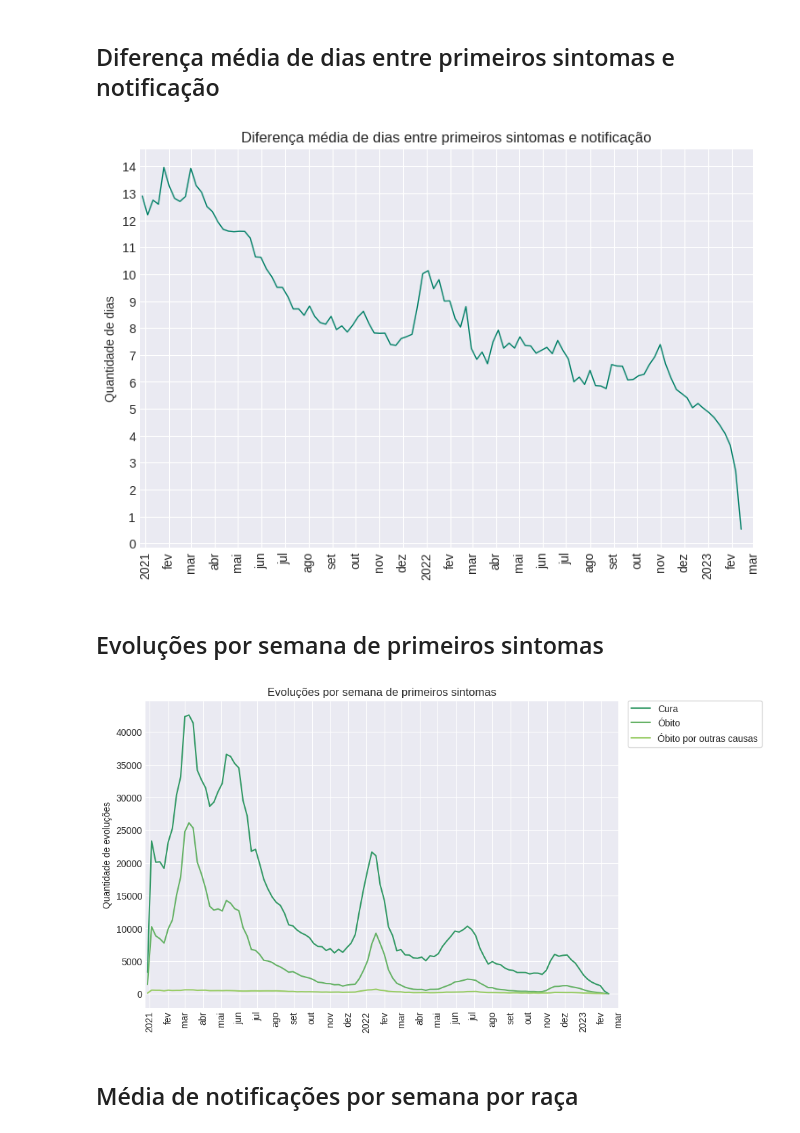
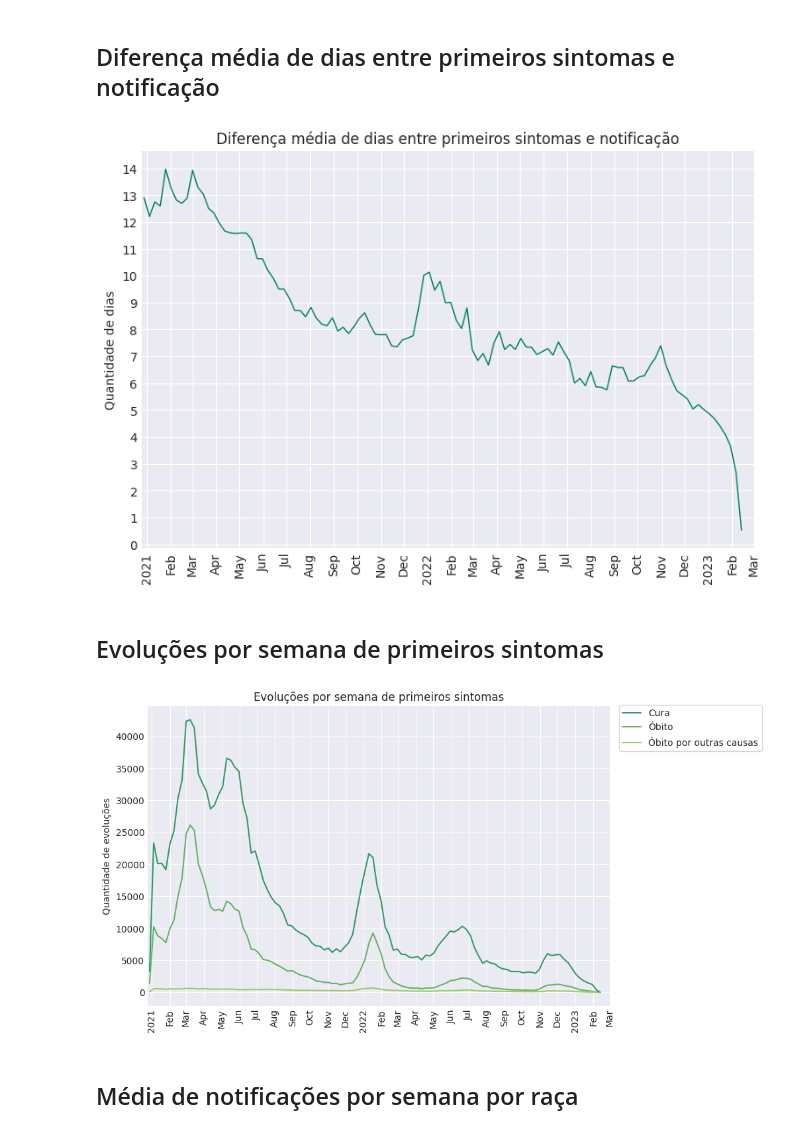
Before and after one commit to flohmannjr/PJI410, a Jupyter notebook: PJI410_analise.ipynb, the cells around one changed output. Saved outputs shown, nothing was run; the diff lists cells and outputs as text; code cells hidden in the pictures.

```diff
--- a/PJI410_analise.ipynb
+++ b/PJI410_analise.ipynb
@@ -37,11 +26,13 @@ import datetime, locale
 # Configurações
 # %%
 plt.rcParams['figure.figsize'] = [9, 6]
-plt.rcParams['figure.dpi'] = 100
+plt.rcParams['figure.dpi']     = 100
 
-plt.style.use('seaborn-darkgrid')
+# plt.style.use('seaborn-darkgrid')
+# plt.style.use('seaborn-v0_8-darkgrid')
+sns.set_style("darkgrid")
 
-locale.setlocale(locale.LC_ALL, 'pt_BR')
+# locale.setlocale(locale.LC_ALL, 'pt_BR')
 
 PALETA = 'summer_r'
 CORES  = ['#007F66', '#339966', '#66B266', '#99CC66', '#CCE566']
@@ -208,34 +198,36 @@ plt.yticks(range(int(np.ceil(df_demora['Dias'].max() + 1))))
 
 plt.grid(visible=True, which='both', axis='both');
 # %% [output]
-[figure, old version]
+[figure, new version]
 # %% [markdown]
 ## Evoluções por semana de primeiros sintomas
 # %%
 ax = sns.lineplot(data=df_evolucao_prisin, x='Segunda-feira', y='Quantidade', hue='Evolucao', palette=CORES[1:len(EVOLUCOES) + 1])
 
 plt.title('Evoluções por semana de primeiros sintomas')
 plt.xlabel('')
 plt.ylabel('Quantidade de evoluções')
 
 plt.xlim([datetime.date(2020, 12, 25), datetime.date(2023, 3, 1)])
 
 ax.xaxis.set_major_locator(mdates.YearLocator())
 ax.xaxis.set_minor_locator(mdates.MonthLocator())
 ax.xaxis.set_minor_formatter(mdates.DateFormatter('%b'))
 
 for tick in ax.get_xticklabels(which='both'):
     tick.set_rotation(90)
 
 ytick_step = 5000
 
 plt.yticks(np.arange(0, int(np.ceil(df_evolucao_prisin['Quantidade'].max() / ytick_step) * ytick_step), ytick_step))
 
 plt.grid(visible=True, which='both', axis='both')
 
-plt.legend(loc=(1.02, 0.85), frameon=True, facecolor='white', labels=EVOLUCOES.values());
+handles, _ = ax.get_legend_handles_labels()
+
+plt.legend(loc=(1.02, 0.85), frameon=True, facecolor='white', handles=handles, labels=EVOLUCOES.values());
 # %% [output]
-[figure, old version]
+[figure, new version]
 # %% [markdown]
 ## Média de notificações por semana por raça
 # %%
```
Also changed, not shown: parts of 11 cells of this notebook.
